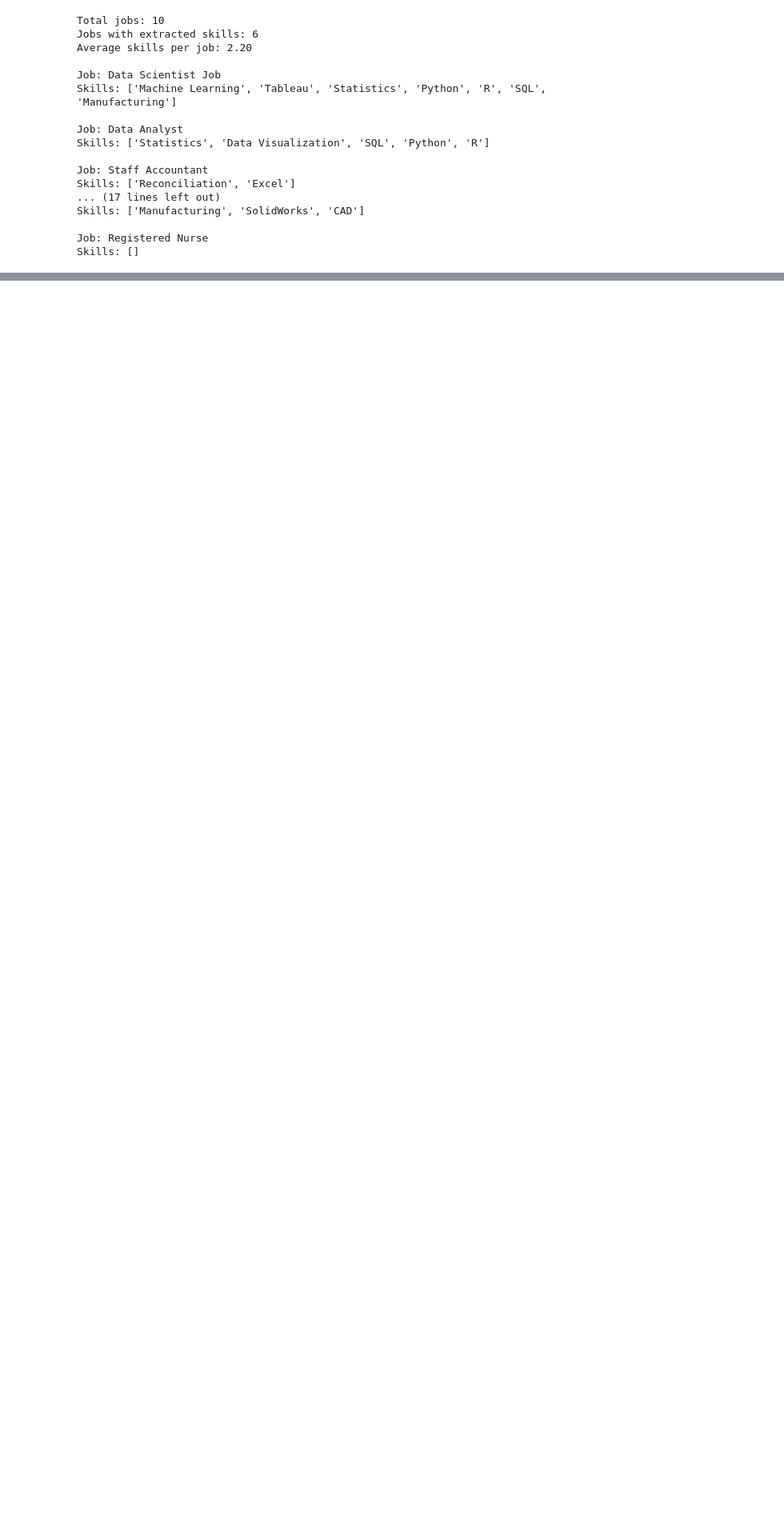
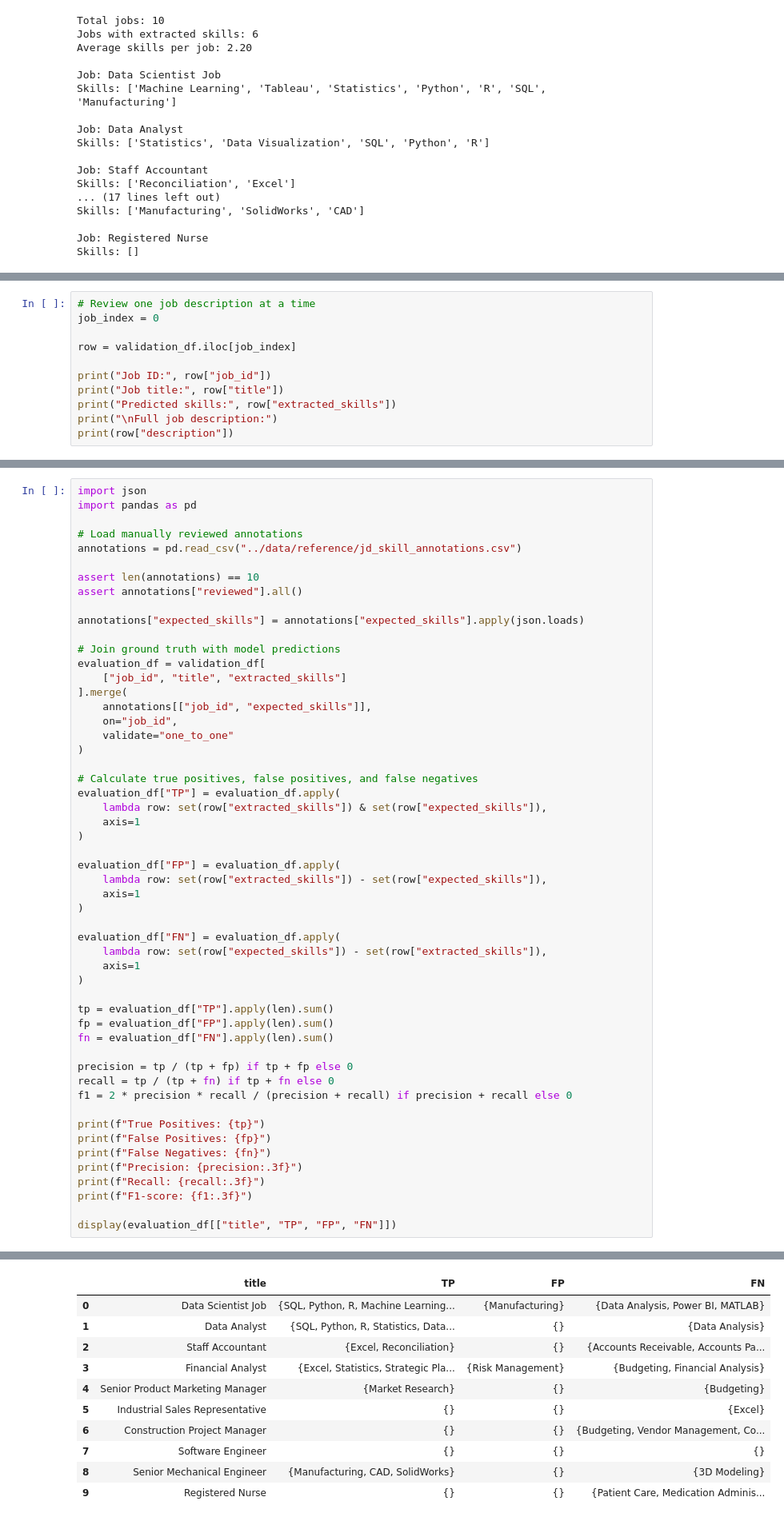
Before and after one commit to jessyyi/Py3onistas, a Jupyter notebook: notebooks/02_feature_extraction.ipynb, the cells around one changed output, grey strips where cells are left out. Shown at 80% size. Saved outputs shown, nothing was run; the diff lists cells and outputs as text; blank space fills up the shorter version.

```diff
--- a/notebooks/02_feature_extraction.ipynb
+++ b/notebooks/02_feature_extraction.ipynb
@@ -559,0 +697,11 @@ Skills: []
+# %%
+# Review one job description at a time
+job_index = 0
+
+row = validation_df.iloc[job_index]
+
+print("Job ID:", row["job_id"])
+print("Job title:", row["title"])
+print("Predicted skills:", row["extracted_skills"])
+print("\nFull job description:")
+print(row["description"])
@@ -559,0 +750,54 @@ Skills: []
+# %%
+import json
+import pandas as pd
+
+# Load manually reviewed annotations
+annotations = pd.read_csv("../data/reference/jd_skill_annotations.csv")
+
+assert len(annotations) == 10
+assert annotations["reviewed"].all()
+
+annotations["expected_skills"] = annotations["expected_skills"].apply(json.loads)
+
+# Join ground truth with model predictions
+evaluation_df = validation_df[
+    ["job_id", "title", "extracted_skills"]
+].merge(
+    annotations[["job_id", "expected_skills"]],
+    on="job_id",
+    validate="one_to_one"
+)
+
+# Calculate true positives, false positives, and false negatives
+evaluation_df["TP"] = evaluation_df.apply(
+    lambda row: set(row["extracted_skills"]) & set(row["expected_skills"]),
+    axis=1
+)
+
+evaluation_df["FP"] = evaluation_df.apply(
+    lambda row: set(row["extracted_skills"]) - set(row["expected_skills"]),
+    axis=1
+)
+
+evaluation_df["FN"] = evaluation_df.apply(
+    lambda row: set(row["expected_skills"]) - set(row["extracted_skills"]),
+    axis=1
+)
+
+tp = evaluation_df["TP"].apply(len).sum()
+fp = evaluation_df["FP"].apply(len).sum()
+fn = evaluation_df["FN"].apply(len).sum()
+
+precision = tp / (tp + fp) if tp + fp else 0
+recall = tp / (tp + fn) if tp + fn else 0
+f1 = 2 * precision * recall / (precision + recall) if precision + recall else 0
+
+print(f"True Positives: {tp}")
+print(f"False Positives: {fp}")
+print(f"False Negatives: {fn}")
+print(f"Precision: {precision:.3f}")
+print(f"Recall: {recall:.3f}")
+print(f"F1-score: {f1:.3f}")
+
+display(evaluation_df[["title", "TP", "FP", "FN"]])
+# %% [output]
@@ -559,0 +810,11 @@ Skills: []
+|  | title | TP | FP | FN |
+| 0 | Data Scientist Job | {SQL, Python, R, Machine Learning... | {Manufacturing} | {Data Analysis, Power BI, MATLAB} |
+| 1 | Data Analyst | {SQL, Python, R, Statistics, Data... | {} | {Data Analysis} |
+| 2 | Staff Accountant | {Excel, Reconciliation} | {} | {Accounts Receivable, Accounts Pa... |
+| 3 | Financial Analyst | {Excel, Statistics, Strategic Pla... | {Risk Management} | {Budgeting, Financial Analysis} |
+| 4 | Senior Product Marketing Manager | {Market Research} | {} | {Budgeting} |
+| 5 | Industrial Sales Representative | {} | {} | {Excel} |
+| 6 | Construction Project Manager | {} | {} | {Budgeting, Vendor Management, Co... |
+| 7 | Software Engineer | {} | {} | {} |
+| 8 | Senior Mechanical Engineer | {Manufacturing, CAD, SolidWorks} | {} | {3D Modeling} |
+| 9 | Registered Nurse | {} | {} | {Patient Care, Medication Adminis... |
```
Also changed, not shown: parts of 17 cells of this notebook, 1 other file.
